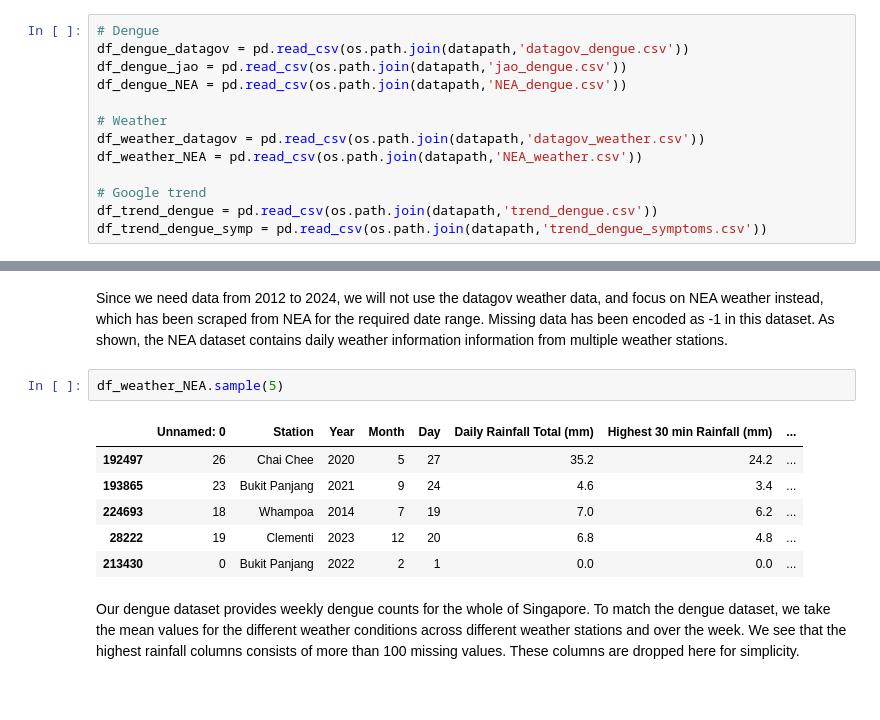
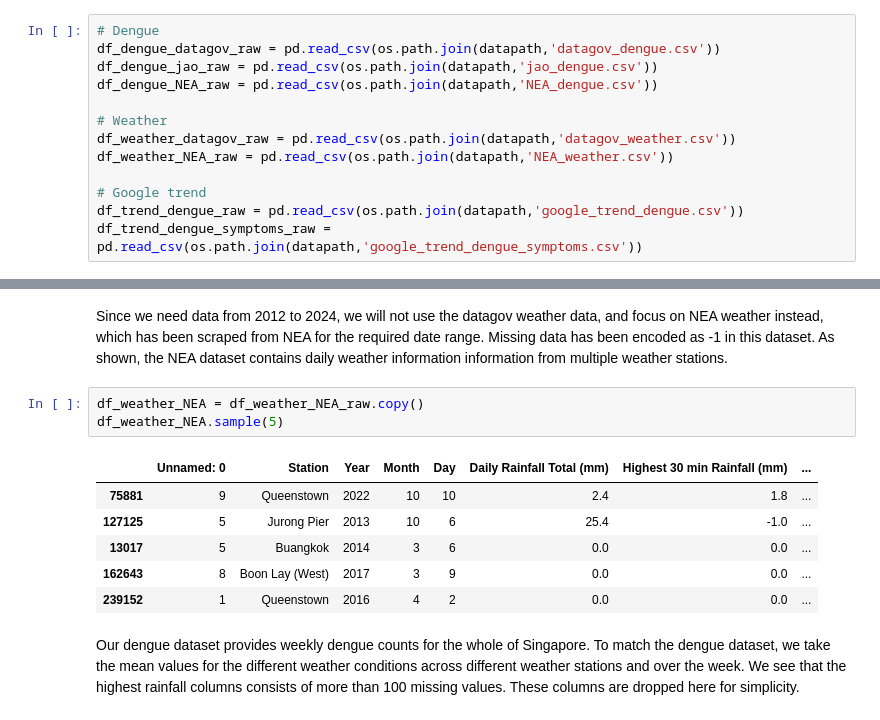
Before and after one commit to kampungkat/dengue-predictor, a Jupyter notebook: TFC_temp/TFC_EDA_model.ipynb, the cells around one changed output, grey strips where cells are left out. Cells and saved outputs as stored; diff of their text form.

```diff
--- a/TFC_temp/TFC_EDA_model.ipynb
+++ b/TFC_temp/TFC_EDA_model.ipynb
@@ -28,17 +34,17 @@ os.listdir(datapath)
 Loading all data for cleaning and compiling
 # %%
 # Dengue
-df_dengue_datagov = pd.read_csv(os.path.join(datapath,'datagov_dengue.csv'))
-df_dengue_jao = pd.read_csv(os.path.join(datapath,'jao_dengue.csv'))
-df_dengue_NEA = pd.read_csv(os.path.join(datapath,'NEA_dengue.csv'))
+df_dengue_datagov_raw = pd.read_csv(os.path.join(datapath,'datagov_dengue.csv'))
+df_dengue_jao_raw = pd.read_csv(os.path.join(datapath,'jao_dengue.csv'))
+df_dengue_NEA_raw = pd.read_csv(os.path.join(datapath,'NEA_dengue.csv'))
 
 # Weather
-df_weather_datagov = pd.read_csv(os.path.join(datapath,'datagov_weather.csv'))
-df_weather_NEA = pd.read_csv(os.path.join(datapath,'NEA_weather.csv'))
+df_weather_datagov_raw = pd.read_csv(os.path.join(datapath,'datagov_weather.csv'))
+df_weather_NEA_raw = pd.read_csv(os.path.join(datapath,'NEA_weather.csv'))
 
 # Google trend
-df_trend_dengue = pd.read_csv(os.path.join(datapath,'trend_dengue.csv'))
-df_trend_dengue_symp = pd.read_csv(os.path.join(datapath,'trend_dengue_symptoms.csv'))
+df_trend_dengue_raw = pd.read_csv(os.path.join(datapath,'google_trend_dengue.csv'))
+df_trend_dengue_symptoms_raw = pd.read_csv(os.path.join(datapath,'google_trend_dengue_symptoms.csv'))
 # %% [markdown]
 We first clean and compile the available __dengue__ data. Most years have 52 or 53 weeks, while 2024 only has 27 weeks so far. 2019 has some missing entries which will require some imputation later.
 # %%
@@ -97,13 +107,14 @@ pd.to_datetime(df_weather_datagov['date']).min(), pd.to_datetime(df_weather_data
 # %% [markdown]
 Since we need data from 2012 to 2024, we will not use the datagov weather data, and focus on NEA weather instead, which has been scraped from NEA for the required date range. Missing data has been encoded as -1 in this dataset. As shown, the NEA dataset contains daily weather information information from multiple weather stations.
 # %%
+df_weather_NEA = df_weather_NEA_raw.copy()
 df_weather_NEA.sample(5)
 # %% [output]
 |  | Unnamed: 0 | Station | Year | Month | Day | Daily Rainfall Total (mm) | Highest 30 min Rainfall (mm) | ... |
-| 192497 | 26 | Chai Chee | 2020 | 5 | 27 | 35.2 | 24.2 | ... |
-| 193865 | 23 | Bukit Panjang | 2021 | 9 | 24 | 4.6 | 3.4 | ... |
-| 224693 | 18 | Whampoa | 2014 | 7 | 19 | 7.0 | 6.2 | ... |
-| 28222 | 19 | Clementi | 2023 | 12 | 20 | 6.8 | 4.8 | ... |
-| 213430 | 0 | Bukit Panjang | 2022 | 2 | 1 | 0.0 | 0.0 | ... |
+| 75881 | 9 | Queenstown | 2022 | 10 | 10 | 2.4 | 1.8 | ... |
+| 127125 | 5 | Jurong Pier | 2013 | 10 | 6 | 25.4 | -1.0 | ... |
+| 13017 | 5 | Buangkok | 2014 | 3 | 6 | 0.0 | 0.0 | ... |
+| 162643 | 8 | Boon Lay (West) | 2017 | 3 | 9 | 0.0 | 0.0 | ... |
+| 239152 | 1 | Queenstown | 2016 | 4 | 2 | 0.0 | 0.0 | ... |
 # %% [markdown]
 Our dengue dataset provides weekly dengue counts for the whole of Singapore. To match the dengue dataset, we take the mean values for the different weather conditions across different weather stations and over the week. We see that the highest rainfall columns consists of more than 100 missing values. These columns are dropped here for simplicity.
```
Also changed, not shown: parts of 31 cells of this notebook, 4 other files.
